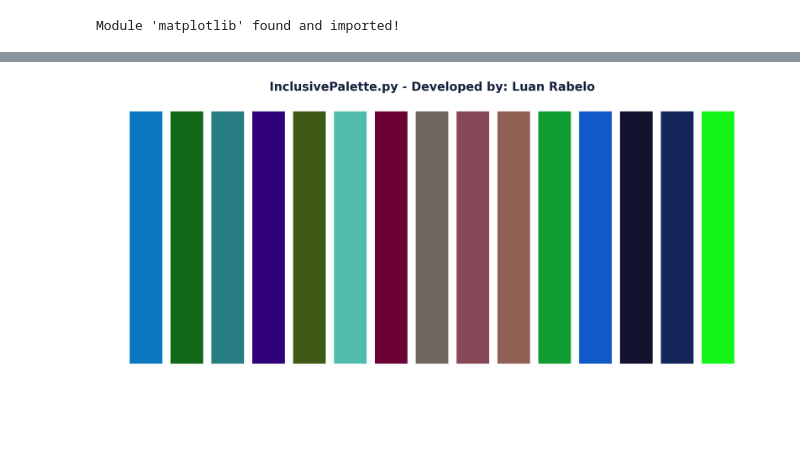
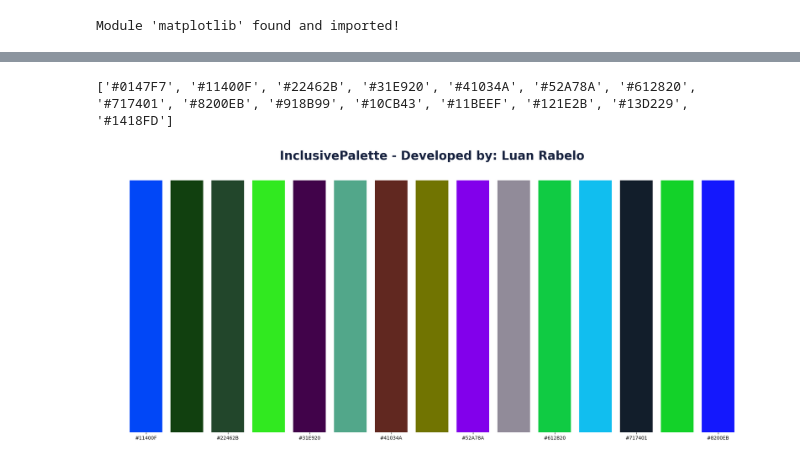
Before and after one commit to luanrabelo/InclusivePalette, a Jupyter notebook: InclusivePalette.ipynb, the cells around one changed output, grey strips where cells are left out. Saved outputs shown, nothing was run; the diff lists cells and outputs as text; code cells hidden in the pictures; blank space fills up the shorter version.

Commit message:
InclusivePalette

```diff
--- a/InclusivePalette.ipynb
+++ b/InclusivePalette.ipynb
@@ -81,16 +81,18 @@ for i in range(15):
 # %%
 ColorsMap = [ColorsForColorBlind(i) for i in range(15)]
+print(ColorsMap)
 fig, ax = plt.subplots(figsize=(25, 10))
 for i, c in enumerate(ColorsMap):
-    ax.bar(i, 1, color=c)
+    ax.bar(i, 1, color=c, label=c)
 ax.yaxis.set_visible(False)
-ax.xaxis.set_visible(False)
+ax.set_xticklabels(ColorsMap)
 ax.spines['top'].set_visible(False)
 ax.spines['right'].set_visible(False)
 ax.spines['bottom'].set_visible(False)
 ax.spines['left'].set_visible(False)
-ax.set_title('InclusivePalette.py - Developed by: Luan Rabelo', fontsize=25, fontweight='bold', color='#16213E', y=1.02)
+ax.set_title('InclusivePalette - Developed by: Luan Rabelo', fontsize=25, fontweight='bold', color='#16213E', y=1.02)
 plt.show()
 fig.savefig('InclusivePalette.png', dpi=600, bbox_inches='tight')
 # %% [output]
+['#0147F7', '#11400F', '#22462B', '#31E920', '#41034A', '#52A78A', '#612820', '#717401', '#8200EB', '#918B99', '#10CB43', '#11BEEF', '#121E2B', '#13D229', '#1418FD']
-[figure, old version]
+[figure, new version]
```
Also changed, not shown: parts of 1 cell of this notebook, 2 other files.
